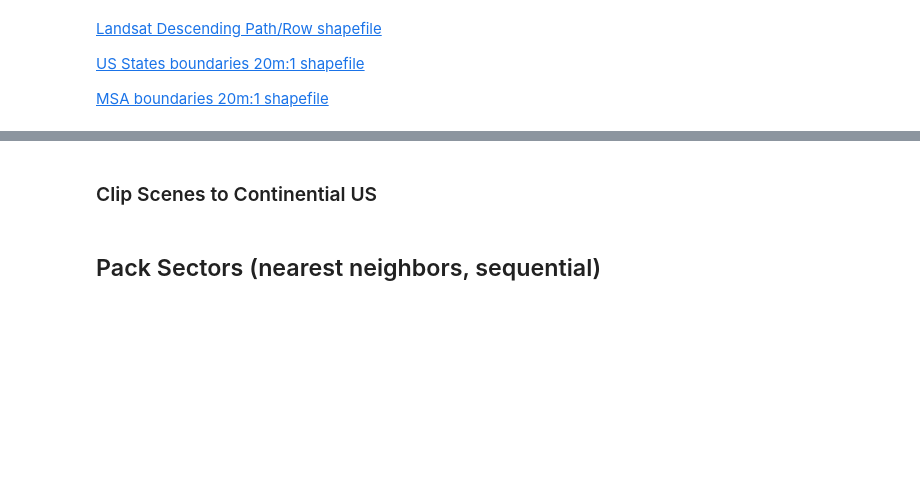
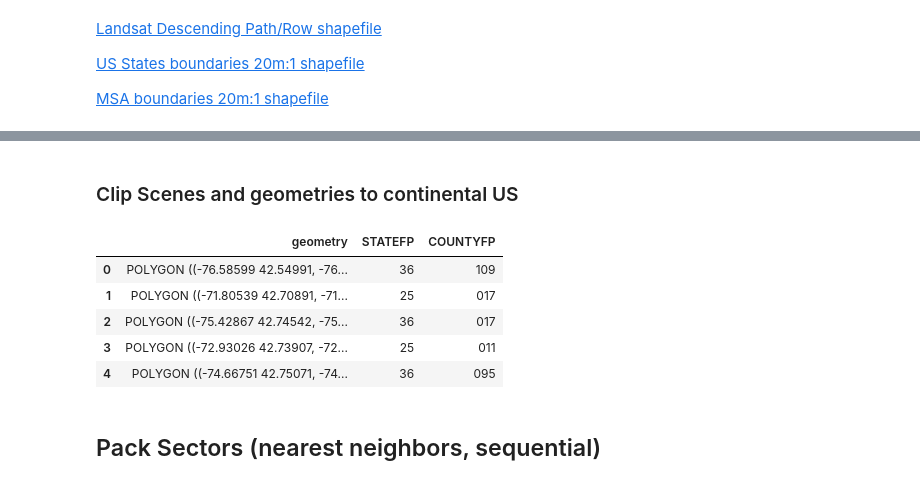
Before and after one commit to easierdata/easier, a Jupyter notebook: code/Pynotebooks/user_access_simulation.ipynb, the cells around one changed output, grey strips where cells are left out. Drawn from its saved outputs; the diff is of its cells as text; code cells hidden in the pictures; blank space fills up the shorter version.

```diff
--- a/code/Pynotebooks/user_access_simulation.ipynb
+++ b/code/Pynotebooks/user_access_simulation.ipynb
@@ -36,4 +36,13 @@ sector_packing_method = ""
 # %%
 landsat_scenes_shp = gpd.read_file("https://d9-wret.s3.us-west-2.amazonaws.com/assets/palladium/production/s3fs-public/atoms/files/WRS2_descending_0.zip")[["PATH", "ROW", "geometry"]]
 us_states_shp = gpd.read_file("https://www2.census.gov/geo/tiger/GENZ2018/shp/cb_2018_us_state_20m.zip")[["geometry", "STUSPS"]]
-msa_boundaries = gpd.read_file("https://www2.census.gov/geo/tiger/GENZ2018/shp/cb_2018_us_cbsa_20m.zip")[["CBSAFP", "geometry"]]
+us_counties_shp = gpd.read_file("https://www2.census.gov/geo/tiger/GENZ2018/shp/cb_2018_us_county_20m.zip")[["geometry", "STATEFP", "COUNTYFP"]]
+us_regions = gpd.read_file("https://www2.census.gov/geo/tiger/GENZ2018/shp/cb_2018_us_region_20m.zip")[["geometry", "NAME"]]
+# h3_hexagons_shp = gpd.read_file("https://opendata.arcgis.com/datasets/4b9d6b8c3f3f4c5e8c7f8a4f4d8e7a7c_0.geojson")
+msa_boundaries = gpd.read_file("https://www2.census.gov/geo/tiger/GENZ2018/shp/cb_2018_us_csa_20m.zip")[["CSAFP", "geometry"]]
+
+geometries = [us_states_shp, us_counties_shp, us_regions, msa_boundaries, landsat_scenes_shp]
+
+# Reproject to WGS84
+for geometry in geometries:
+    geometry = geometry.to_crs("EPSG:4326", inplace=True)
@@ -42,3 +48,0 @@ msa_boundaries = gpd.read_file("https://www2.census.gov/geo/tiger/GENZ2018/shp/c
-# %%
-us_states_shp.to_crs(epsg=4326, inplace=True)
-msa_boundaries.to_crs(epsg=4326, inplace=True)
@@ -45,10 +57,21 @@ msa_boundaries.to_crs(epsg=4326, inplace=True)
 # %% [markdown]
-### Clip Scenes to Continential US
+### Clip Scenes and geometries to continental US
 # %%
 us_states_continential = us_states_shp[us_states_shp["STUSPS"].isin(["AK", "HI", "PR", "VI", "GU", "AS", "MP", "UM"]) == False] # Remove non-continental US states
-landsat_scenes_clipped = gpd.clip(landsat_scenes_shp, us_states_continential)
-len(landsat_scenes_clipped) # Should be about 457 scenes
-landsat_scenes_clipped.reset_index(inplace=True, drop=True) # Reset index because we clipped the dataframe
+geometries_clipped = []
+for geometry in geometries:
+    geometry = gpd.clip(geometry, us_states_continential)
+    geometry.reset_index(inplace=True, drop=True) # Reset index since we removed some rows
+    geometries_clipped.append(geometry)
+# %%
+geometries_clipped[1].head()
+# %% [output]
+|  | geometry | STATEFP | COUNTYFP |
+| 0 | POLYGON ((-76.58599 42.54991, -76... | 36 | 109 |
+| 1 | POLYGON ((-71.80539 42.70891, -71... | 25 | 017 |
+| 2 | POLYGON ((-75.42867 42.74542, -75... | 36 | 017 |
+| 3 | POLYGON ((-72.93026 42.73907, -72... | 25 | 011 |
+| 4 | POLYGON ((-74.66751 42.75071, -74... | 36 | 095 |
 # %% [markdown]
 ## Pack Sectors (nearest neighbors, sequential)
 # %%
```
Also changed, not shown: parts of 14 cells of this notebook.
